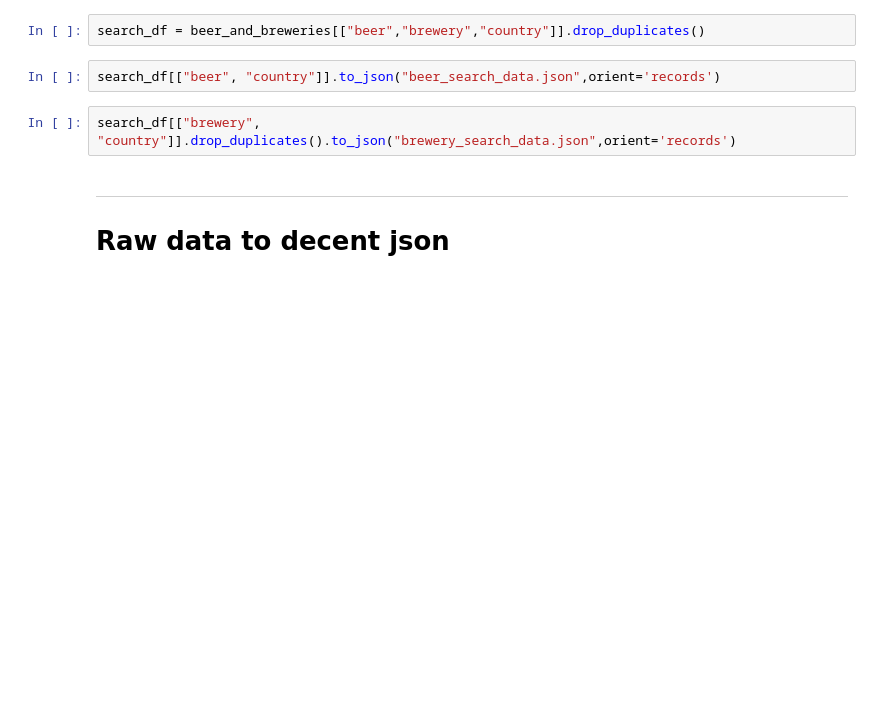
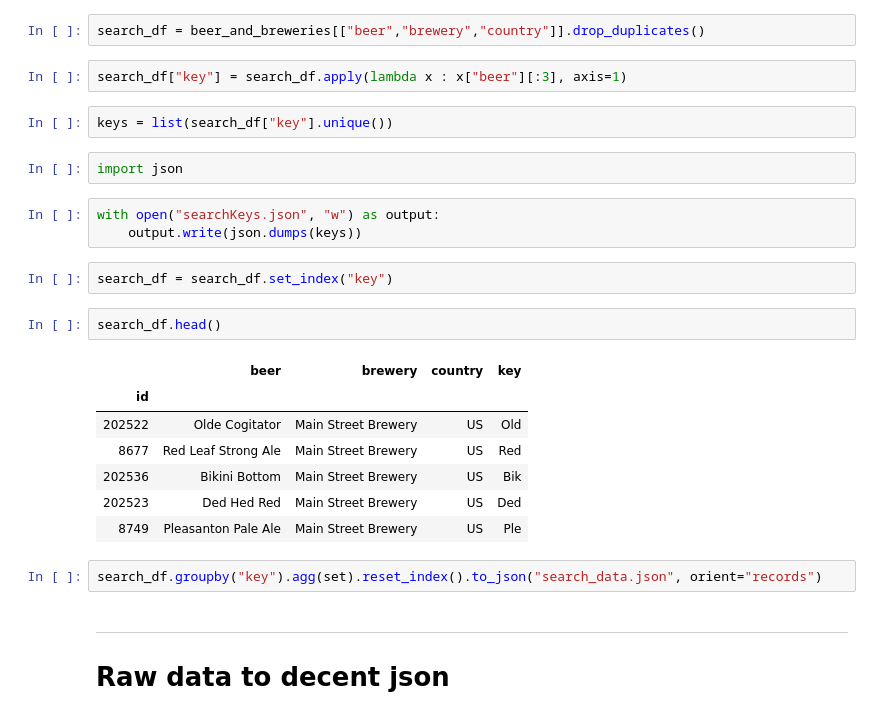
Before and after one commit to com-480-data-visualization/com-480-project-datasat, a Jupyter notebook: data_preprocessing/data_enhancement.ipynb, the cells around one changed output. Cells and saved outputs as stored; diff of their text form; blank space fills up the shorter version.

Commit message:
Autocomplete done for beers, code to generate search data in notebook

```diff
--- a/data_preprocessing/data_enhancement.ipynb
+++ b/data_preprocessing/data_enhancement.ipynb
@@ -106,10 +106,29 @@ beer_and_breweries.head()
 beer_and_breweries = beer_and_breweries.set_index("id")
 # %%
 search_df = beer_and_breweries[["beer","brewery","country"]].drop_duplicates()
+# %%
+search_df["key"] = search_df.apply(lambda x : x["beer"][:3], axis=1)
+# %%
+keys = list(search_df["key"].unique())
+# %%
+import json
+# %%
+with open("searchKeys.json", "w") as output:
+    output.write(json.dumps(keys))
+# %%
+search_df = search_df.set_index("key")
+# %%
+search_df.head()
+# %% [output]
+|  | beer | brewery | country | key |
+| id |  |  |  |  |
+| 202522 | Olde Cogitator | Main Street Brewery | US | Old |
+| 8677 | Red Leaf Strong Ale | Main Street Brewery | US | Red |
+| 202536 | Bikini Bottom | Main Street Brewery | US | Bik |
+| 202523 | Ded Hed Red | Main Street Brewery | US | Ded |
+| 8749 | Pleasanton Pale Ale | Main Street Brewery | US | Ple |
 # %%
-search_df[["beer", "country"]].to_json("beer_search_data.json",orient='records')
+search_df.groupby("key").agg(set).reset_index().to_json("search_data.json", orient="records")
-# %%
-search_df[["brewery", "country"]].drop_duplicates().to_json("brewery_search_data.json",orient='records')
 # %% [markdown]
 ---
 # Raw data to decent json
```
Also changed, not shown: 3 other files.
